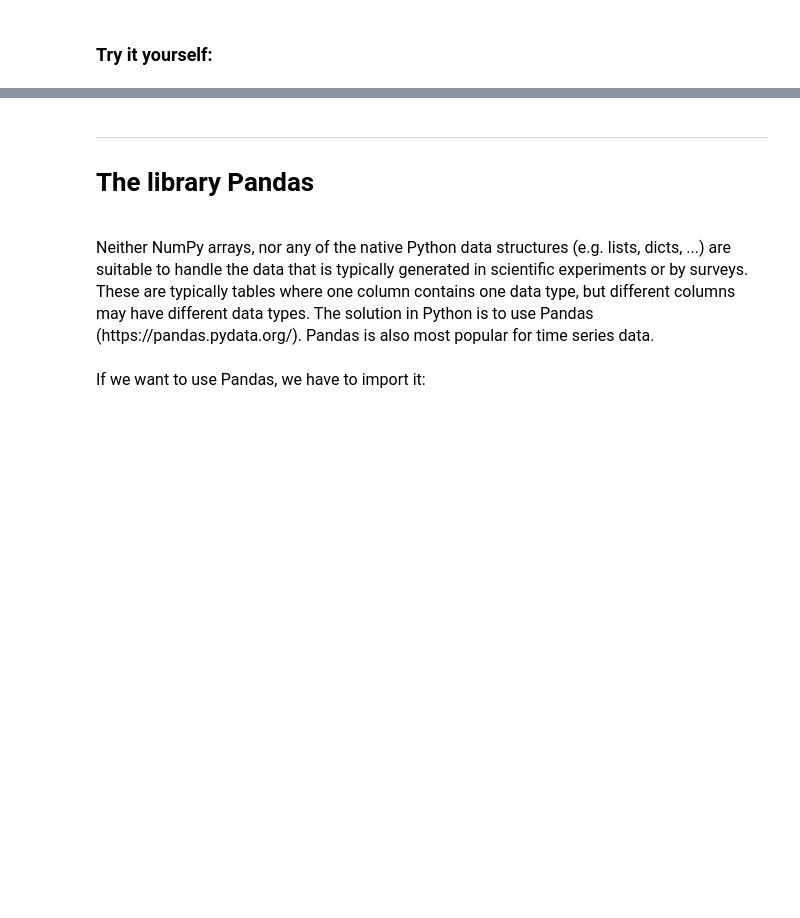
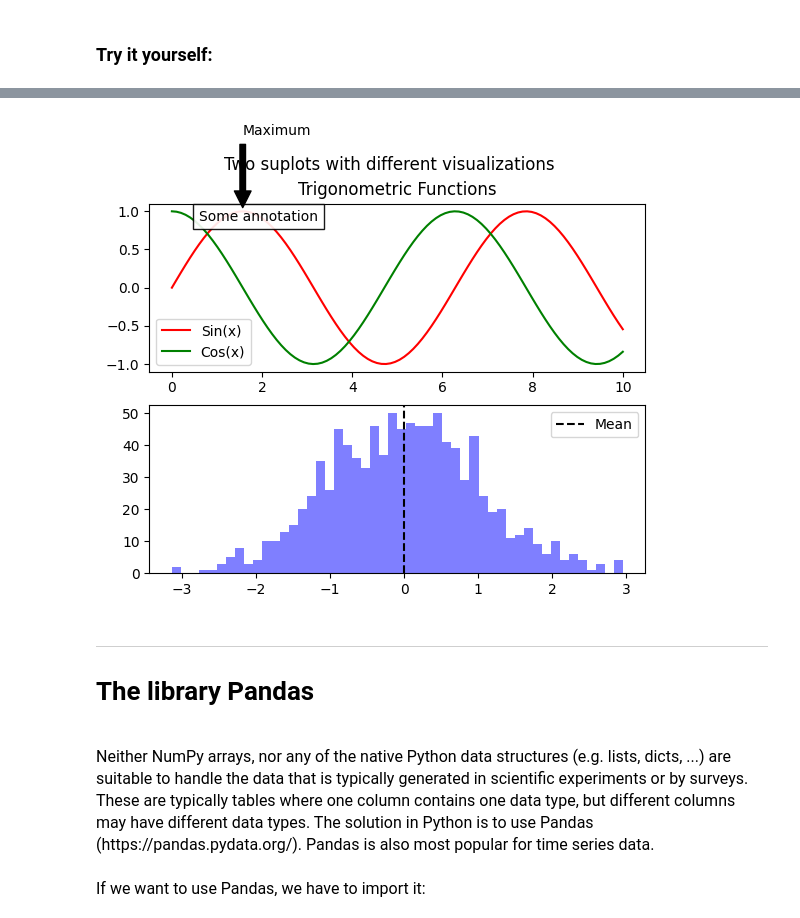
Before and after one commit to DataCompetency/PythonAdvanced, a Jupyter notebook: Session_3/Session3.ipynb, the cells around one changed output, grey strips where cells are left out. Drawn from its saved outputs; the diff is of its cells as text; code cells hidden in the pictures; blank space fills up the shorter version.

```diff
--- a/Session_3/Session3.ipynb
+++ b/Session_3/Session3.ipynb
@@ -531,42 +581,47 @@ Your figure should look something like this:
 # ====== ENTER YOUR CODE HERE =======
 
 import matplotlib.pyplot as plt
 import numpy as np
 
 # Generate some data
 x = np.linspace(0, 10, 100)
 y1 = np.sin(x)
 y2 = np.cos(x)
 y3 = np.tan(x)
 
 # Create a figure with two subplots
-fig, (ax1, ax2) = ...ENTER CODE HERE...
+fig, (ax1, ax2) = fig, ax = plt.subplots(2,1)
 
 # Plot the data on the first subplot
 ax1.plot(x, y1, label='Sin(x)', color='red')
-...ENTER CODE HERE...
+ax1.plot(x, y2, label='Cos(x)', color='green')
 ax1.set_title('Trigonometric Functions')
 ax1.legend()
 
 # Add some annotations to the first subplot
-ax1.text(...ENTER CODE HERE..., transform=ax1.transAxes)
-ax1.annotate(...ENTER CODE HERE..., xy=(np.pi/2, 1), xytext=(np.pi/2, 2),
-             arrowprops=dict(facecolor='black', shrink=0.05))
+ax1.text(0.1, 0.9, "Some annotation", transform=ax1.transAxes, bbox = dict(facecolor="white", alpha=0.9,edgecolor=None))
+ax1.annotate('Maximum', xy=(np.pi/2, 1), xytext=(np.pi/2, 2),
+            arrowprops=dict(facecolor='black', shrink=0.05))
+
+#ax1.annotate('Maximum', xy=(np.pi/2, 1), xytext=(np.pi/2, 0.5),
+#             arrowprops=dict(facecolor='black', shrink=0.05),
+#             ha='center')
 
 # Plot a histogram on the second subplot
 mu, sigma = 0, 1
 data = np.random.normal(mu, sigma, size=1000)
-...ENTER CODE HERE...
+ax2.hist(data, bins=50, alpha=0.5, color='blue')
 
 # Add a vertical line to the second subplot
-ax2.axvline(x=mu, ...ENTER CODE HERE...)
+ax2.axvline(x=mu, linestyle='--', color='black', label='Mean')
 ax2.legend()
 
 # Add a global title to the figure
-...ENTER CODE HERE...
-
+fig.suptitle("Two suplots with different visualizations")
 # Show the plot
 plt.show()
+# %% [output]
+[figure, added]
 # %% [markdown]
 ---
 
```
Also changed, not shown: parts of 13 cells of this notebook, 6 other files.
